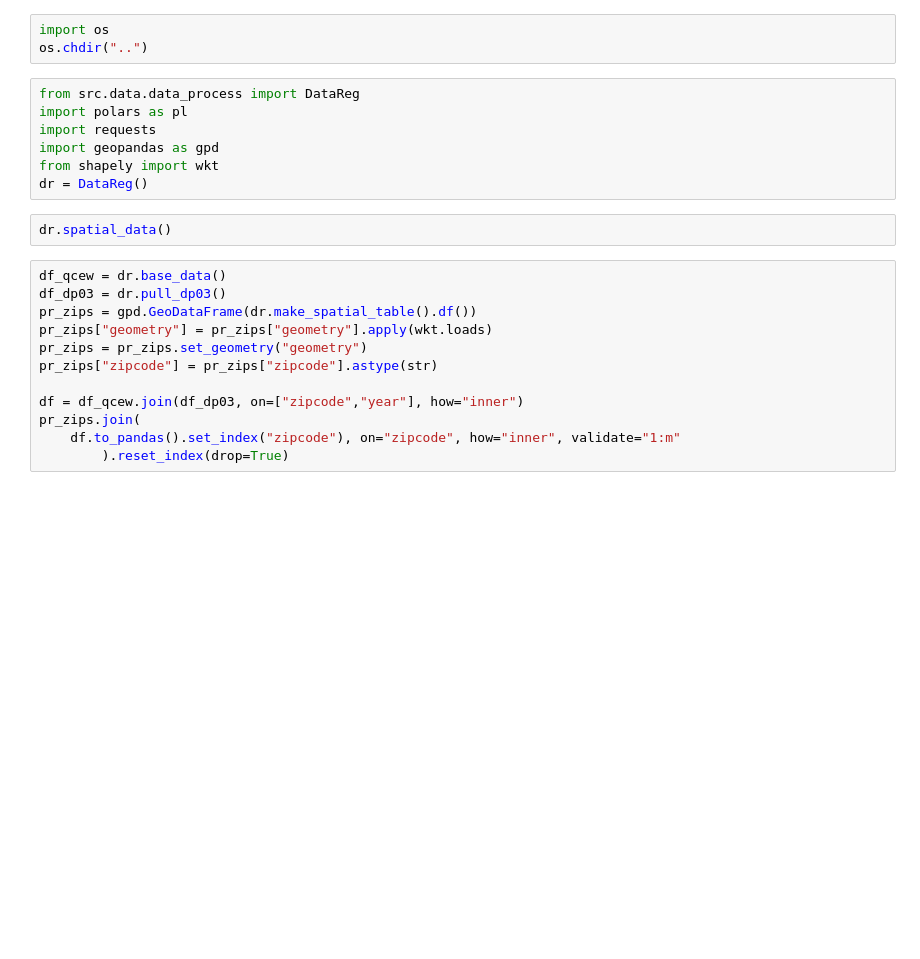
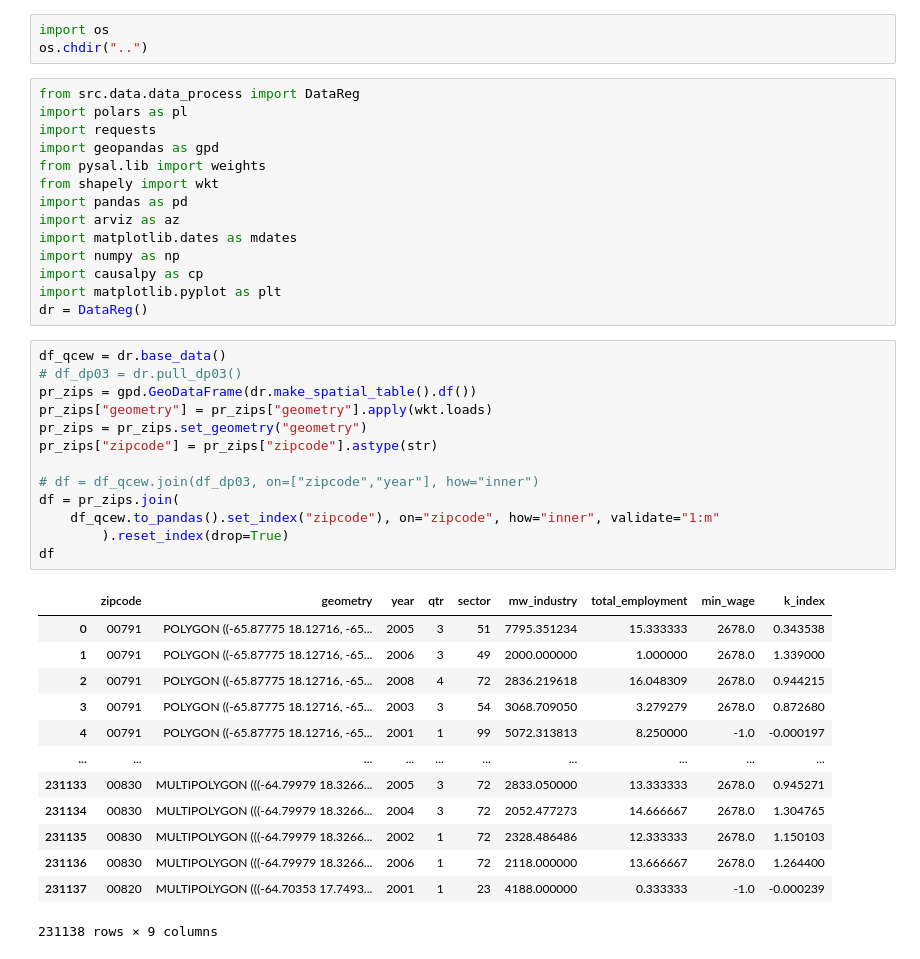
Before and after one commit to ouslan/research-pr-salaries, a Jupyter notebook: notebooks/scratch.ipynb, the cells around one changed output. Cells and saved outputs as stored; diff of their text form; blank space fills up the shorter version.

```diff
--- a/notebooks/scratch.ipynb
+++ b/notebooks/scratch.ipynb
@@ -6,19 +6,39 @@ from src.data.data_process import DataReg
 import polars as pl
 import requests
 import geopandas as gpd
+from pysal.lib import weights
 from shapely import wkt
+import pandas as pd
+import arviz as az
+import matplotlib.dates as mdates
+import numpy as np
+import causalpy as cp
+import matplotlib.pyplot as plt
 dr = DataReg()
-# %%
-dr.spatial_data()
 # %%
 df_qcew = dr.base_data()
-df_dp03 = dr.pull_dp03()
+# df_dp03 = dr.pull_dp03()
 pr_zips = gpd.GeoDataFrame(dr.make_spatial_table().df())
 pr_zips["geometry"] = pr_zips["geometry"].apply(wkt.loads)
 pr_zips = pr_zips.set_geometry("geometry")
 pr_zips["zipcode"] = pr_zips["zipcode"].astype(str)
 
-df = df_qcew.join(df_dp03, on=["zipcode","year"], how="inner")
-pr_zips.join(
-    df.to_pandas().set_index("zipcode"), on="zipcode", how="inner", validate="1:m"
+# df = df_qcew.join(df_dp03, on=["zipcode","year"], how="inner")
+df = pr_zips.join(
+    df_qcew.to_pandas().set_index("zipcode"), on="zipcode", how="inner", validate="1:m"
         ).reset_index(drop=True)
+df
+# %% [output]
+|  | zipcode | geometry | year | qtr | sector | mw_industry | total_employment | min_wage | k_index |
+| 0 | 00791 | POLYGON ((-65.87775 18.12716, -65... | 2005 | 3 | 51 | 7795.351234 | 15.333333 | 2678.0 | 0.343538 |
+| 1 | 00791 | POLYGON ((-65.87775 18.12716, -65... | 2006 | 3 | 49 | 2000.000000 | 1.000000 | 2678.0 | 1.339000 |
+| 2 | 00791 | POLYGON ((-65.87775 18.12716, -65... | 2008 | 4 | 72 | 2836.219618 | 16.048309 | 2678.0 | 0.944215 |
+| 3 | 00791 | POLYGON ((-65.87775 18.12716, -65... | 2003 | 3 | 54 | 3068.709050 | 3.279279 | 2678.0 | 0.872680 |
+| 4 | 00791 | POLYGON ((-65.87775 18.12716, -65... | 2001 | 1 | 99 | 5072.313813 | 8.250000 | -1.0 | -0.000197 |
+| ... | ... | ... | ... | ... | ... | ... | ... | ... | ... |
+| 231133 | 00830 | MULTIPOLYGON (((-64.79979 18.3266... | 2005 | 3 | 72 | 2833.050000 | 13.333333 | 2678.0 | 0.945271 |
+| 231134 | 00830 | MULTIPOLYGON (((-64.79979 18.3266... | 2004 | 3 | 72 | 2052.477273 | 14.666667 | 2678.0 | 1.304765 |
+| 231135 | 00830 | MULTIPOLYGON (((-64.79979 18.3266... | 2002 | 1 | 72 | 2328.486486 | 12.333333 | 2678.0 | 1.150103 |
+| 231136 | 00830 | MULTIPOLYGON (((-64.79979 18.3266... | 2006 | 1 | 72 | 2118.000000 | 13.666667 | 2678.0 | 1.264400 |
+| 231137 | 00820 | MULTIPOLYGON (((-64.70353 17.7493... | 2001 | 1 | 23 | 4188.000000 | 0.333333 | -1.0 | -0.000239 |
+231138 rows × 9 columns
```
Also changed, not shown: parts of 13 cells of this notebook, 3 other files.
